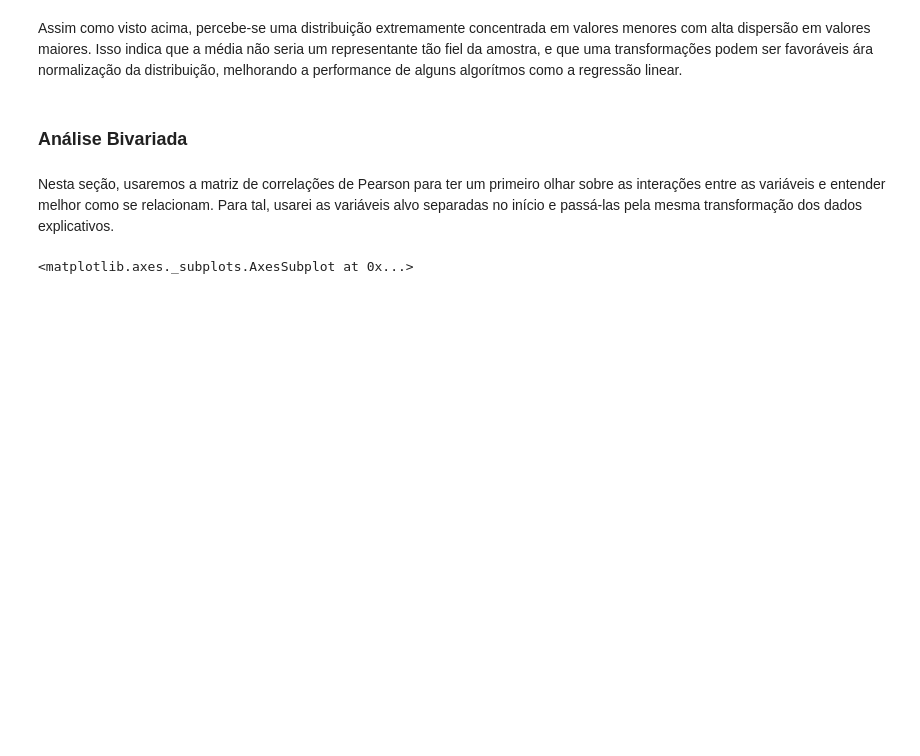
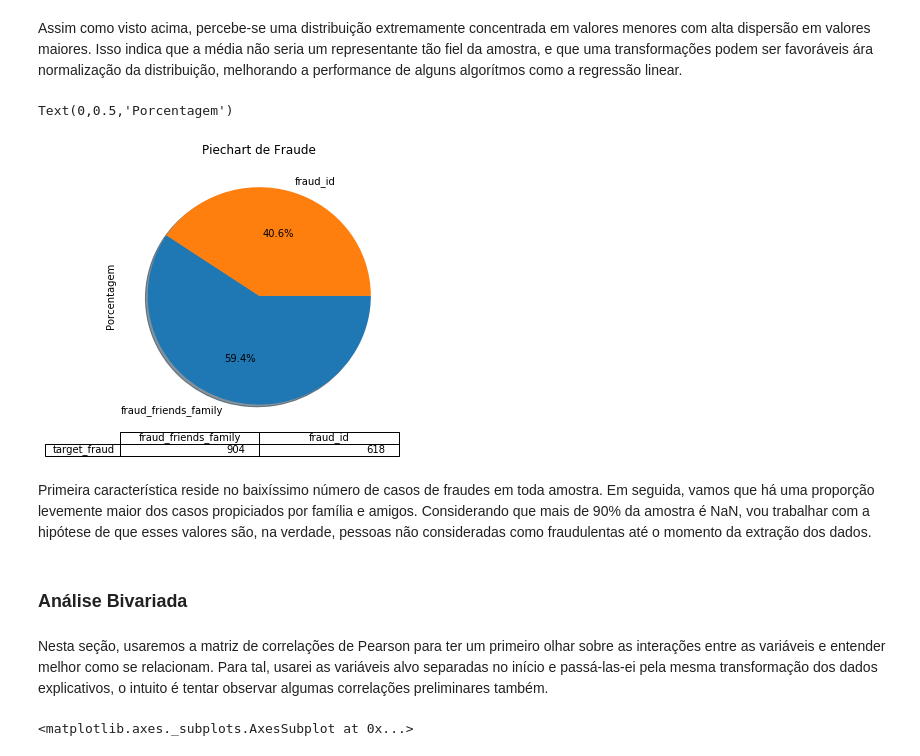
Before and after one commit to bicudorafa/-Development-Udacity_DataChallenge_Nubank, a Jupyter notebook: Case_Nubank.ipynb, the cells around one changed output. Drawn from its saved outputs; the diff is of its cells as text; code cells hidden in the pictures; blank space fills up the shorter version.

```diff
--- a/Case_Nubank.ipynb
+++ b/Case_Nubank.ipynb
@@ -298,10 +306,26 @@ Text(0,0.5,'Densidade')
 [figure]
 # %% [markdown]
 Assim como visto acima, percebe-se uma distribuição extremamente concentrada em valores menores com alta dispersão em valores maiores. Isso indica que a média não seria um representante tão fiel da amostra, e que uma transformações podem ser favoráveis ára normalização da distribuição, melhorando a performance de alguns algorítmos como a regressão linear.
+# %%
+# Tamanho
+plt.figure(figsize=(5,5))
+# Plot
+acquisition['target_fraud'].value_counts().plot(
+    kind='pie', table=True, autopct='%1.1f%%', # Instruções usadas para gerar a porcentagem dentro do Piechart
+    counterclock=False, shadow=True
+)
+# Atributos estéticos
+plt.title('Piechart de Fraude')
+plt.ylabel('Porcentagem')
+# %% [output]
+Text(0,0.5,'Porcentagem')
+[figure, added]
+# %% [markdown]
+Primeira característica reside no baixíssimo número de casos de fraudes em toda amostra. Em seguida, vamos que há uma proporção levemente maior dos casos propiciados por família e amigos. Considerando que mais de 90% da amostra é NaN, vou trabalhar com a hipótese de que esses valores são, na verdade, pessoas não consideradas como fraudulentas até o momento da extração dos dados.
 # %% [markdown]
 ### Análise Bivariada
 # %% [markdown]
-Nesta seção, usaremos a matriz de correlações de Pearson para ter um primeiro olhar sobre as interações entre as variáveis e entender melhor como se relacionam. Para tal, usarei as variáveis alvo separadas no início e passá-las pela mesma transformação dos dados explicativos.
+Nesta seção, usaremos a matriz de correlações de Pearson para ter um primeiro olhar sobre as interações entre as variáveis e entender melhor como se relacionam. Para tal, usarei as variáveis alvo separadas no início e passá-las-ei pela mesma transformação dos dados explicativos, o intuito é tentar observar algumas correlações preliminares também.
 # %%
 # Matriz só com as variáveis targets transformadas
 target_label = do_labelEncoding(
```
Also changed, not shown: parts of 66 cells of this notebook.
